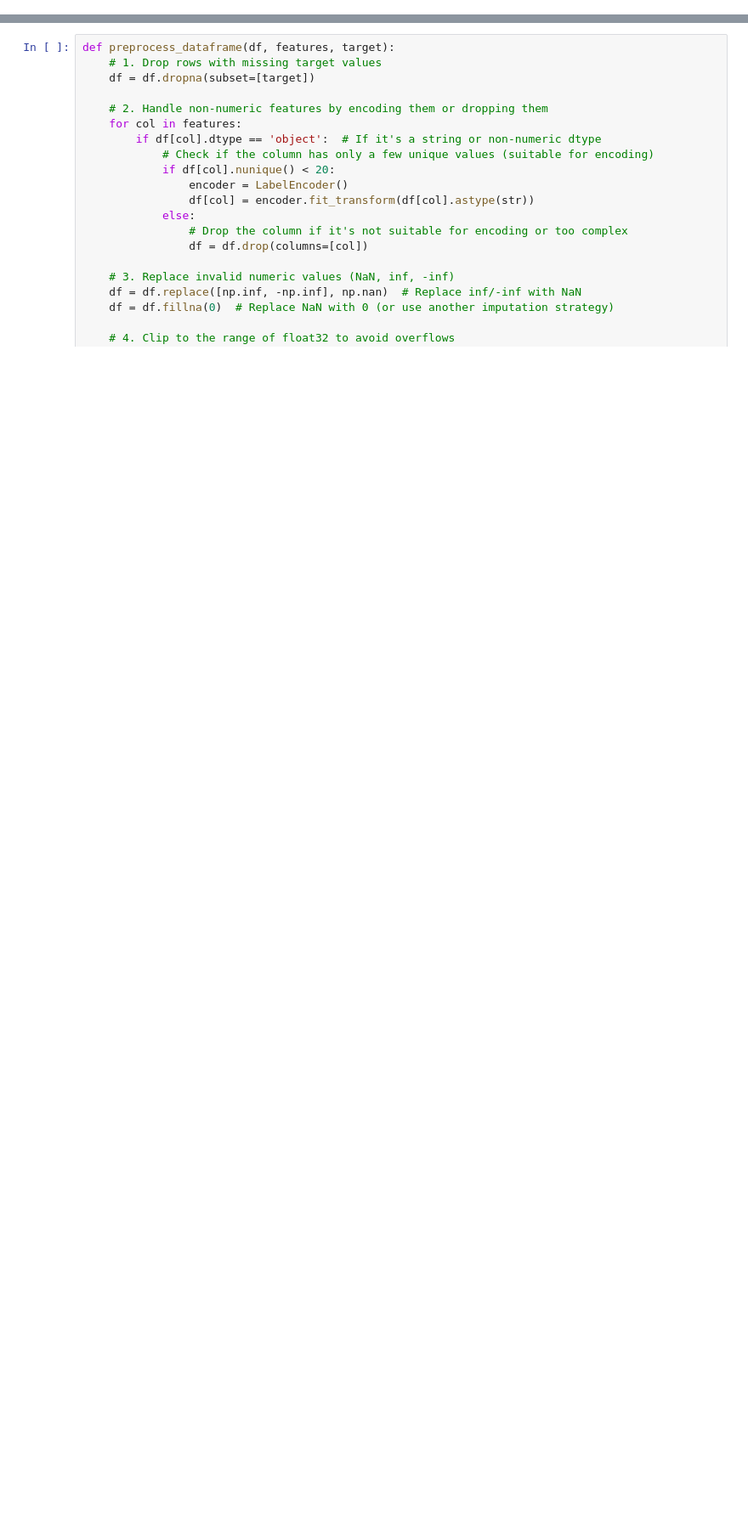
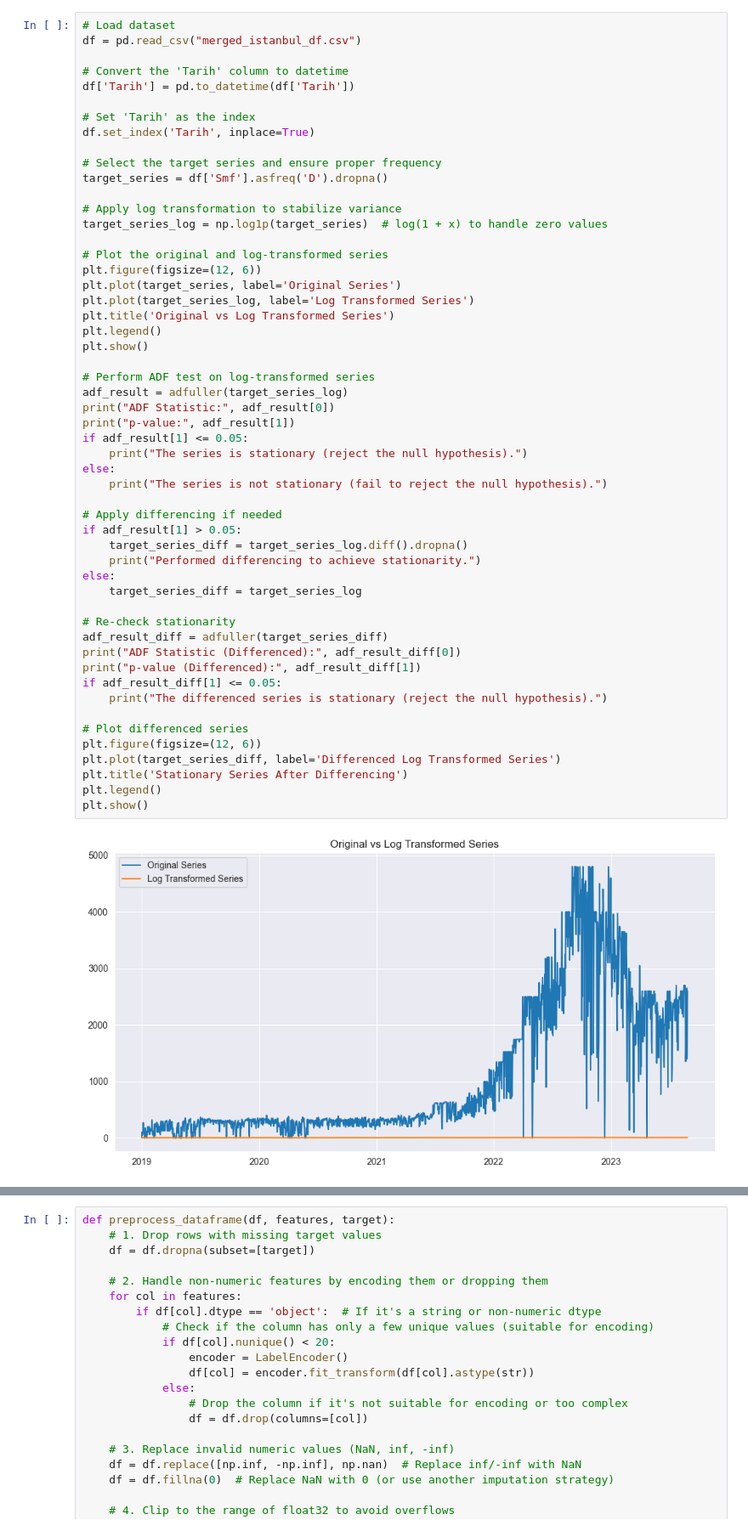
Before and after one commit to zahidesad/learning-from-data-kilowizards, a Jupyter notebook: notebooks/03_model_evaluation.ipynb, the cells around one changed output, grey strips where cells are left out. Shown at 85% size. Saved outputs shown, nothing was run; the diff lists cells and outputs as text; blank space fills up the shorter version.

Commit message:
Statistical model updated and integrated notebook 3
- Added Multivariate Approach in statistical model

```diff
--- a/notebooks/03_model_evaluation.ipynb
+++ b/notebooks/03_model_evaluation.ipynb
@@ -11,0 +14,55 @@ from sklearn.preprocessing import LabelEncoder
+# %%
+# Load dataset
+df = pd.read_csv("merged_istanbul_df.csv")
+
+# Convert the 'Tarih' column to datetime
+df['Tarih'] = pd.to_datetime(df['Tarih'])
+
+# Set 'Tarih' as the index
+df.set_index('Tarih', inplace=True)
+
+# Select the target series and ensure proper frequency
+target_series = df['Smf'].asfreq('D').dropna()
+
+# Apply log transformation to stabilize variance
+target_series_log = np.log1p(target_series)  # log(1 + x) to handle zero values
+
+# Plot the original and log-transformed series
+plt.figure(figsize=(12, 6))
+plt.plot(target_series, label='Original Series')
+plt.plot(target_series_log, label='Log Transformed Series')
+plt.title('Original vs Log Transformed Series')
+plt.legend()
+plt.show()
+
+# Perform ADF test on log-transformed series
+adf_result = adfuller(target_series_log)
+print("ADF Statistic:", adf_result[0])
+print("p-value:", adf_result[1])
+if adf_result[1] <= 0.05:
+    print("The series is stationary (reject the null hypothesis).")
+else:
+    print("The series is not stationary (fail to reject the null hypothesis).")
+
+# Apply differencing if needed
+if adf_result[1] > 0.05:
+    target_series_diff = target_series_log.diff().dropna()
+    print("Performed differencing to achieve stationarity.")
+else:
+    target_series_diff = target_series_log
+
+# Re-check stationarity
+adf_result_diff = adfuller(target_series_diff)
+print("ADF Statistic (Differenced):", adf_result_diff[0])
+print("p-value (Differenced):", adf_result_diff[1])
+if adf_result_diff[1] <= 0.05:
+    print("The differenced series is stationary (reject the null hypothesis).")
+
+# Plot differenced series
+plt.figure(figsize=(12, 6))
+plt.plot(target_series_diff, label='Differenced Log Transformed Series')
+plt.title('Stationary Series After Differencing')
+plt.legend()
+plt.show()
+# %% [output]
+[figure, added]
```
Also changed, not shown: parts of 26 cells of this notebook, 2 other files.
